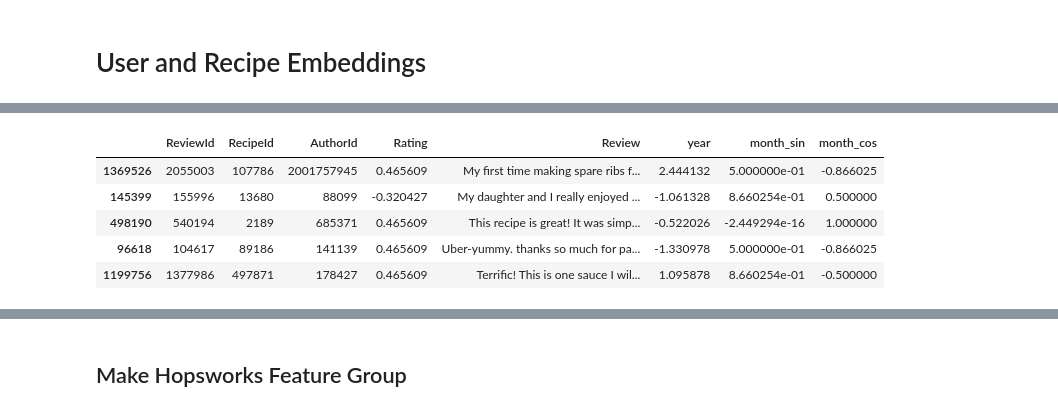
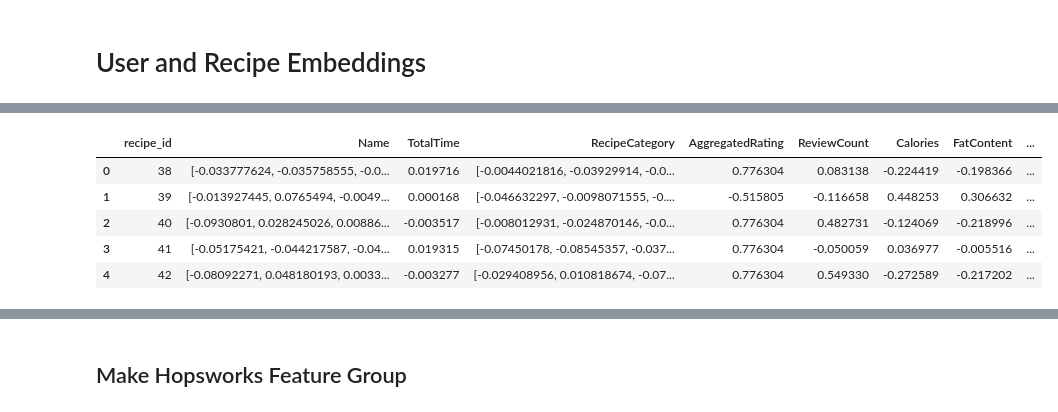
Before and after one commit to samuelpadron/two-tower-recipe-recommender-system, a Jupyter notebook: notebooks/data_preprocessing.ipynb, the cells around one changed output, grey strips where cells are left out. Saved outputs shown, nothing was run; the diff lists cells and outputs as text; code cells hidden in the pictures.

```diff
--- a/notebooks/data_preprocessing.ipynb
+++ b/notebooks/data_preprocessing.ipynb
@@ -105,7 +105,7 @@ plt.show()
 # %%
 dfRec.drop(columns=['Images', 'RecipeYield','AuthorName', 'DatePublished', 'CookTime', 'PrepTime',
                     'RecipeIngredientQuantities', 'RecipeServings', 'RecipeInstructions', 'Keywords',
-                    'Description', 'RecipeIngredientParts'
+                    'Description', 'RecipeIngredientParts', 'AuthorId'
                     ], inplace=True)
 
 # Deal with null values:
@@ -117,7 +117,7 @@ dfRec['AggregatedRating'].fillna(2.5, inplace=True) # Use a neutral value even t
 dfRec['RecipeCategory'].fillna(dfRec['Name'], inplace=True) # Substitute category with recipe name
 # dfRec['Keywords'].fillna(dfRec['RecipeIngredientParts'], inplace=True) # Substitute with ingredients, any better ideas?
 # dfRec['RecipeIngredientQuantities'].fillna('c("0")',inplace=True) # There are only 3 missing
-
+dfRec.rename({'RecipeId' : 'recipe_id'}, axis=1, inplace=True)
 
 def safe_parse_duration(duration):
     try:
@@ -165,7 +165,6 @@ dfRec.describe()
 # %% [markdown]
 ### Dataset Splitting and Scaling
 # %%
-from sklearn.model_selection import train_test_split
 from sklearn.preprocessing import StandardScaler
 
 num_feature_columns = [
@@ -175,9 +174,7 @@ num_feature_columns = [
     'ProteinContent', 'TotalTime'
 ]
 
-train_recipe_data, test_recipe_data = train_test_split(dfRec, test_size=0.2, random_state=42)
 recipe_scaler = StandardScaler()
 
-train_recipe_data[num_feature_columns] = recipe_scaler.fit_transform(train_recipe_data[num_feature_columns])
-test_recipe_data[num_feature_columns] = recipe_scaler.transform(test_recipe_data[num_feature_columns]) # Use fit from trainig data to prevent data leakage
+dfRec[num_feature_columns] = recipe_scaler.fit_transform(dfRec[num_feature_columns])
 # %%
@@ -295,6 +290,5 @@ def make_embeddings(dataframe, column_name):
 
     return np.vstack(embedding_list)
 
-recipe_name_embeddings = make_embeddings(train_recipe_data, 'Name')
-category_embeddings = make_embeddings(train_recipe_data, 'RecipeCategory')
-review_embeddings = make_embeddings(train_review_data, "Review")
+recipe_name_embeddings = make_embeddings(dfRec, 'Name')
+category_embeddings = make_embeddings(dfRec, 'RecipeCategory')
@@ -301,9 +298,12 @@ review_embeddings = make_embeddings(train_review_data, "Review")
+# %%
+dfRec['Name'] = list(recipe_name_embeddings)
+dfRec['RecipeCategory'] = list(category_embeddings)
 # %%
-train_review_data.head()
+dfRec.head()
 # %% [output]
-|  | ReviewId | RecipeId | AuthorId | Rating | Review | year | month_sin | month_cos |
-| 1369526 | 2055003 | 107786 | 2001757945 | 0.465609 | My first time making spare ribs f... | 2.444132 | 5.000000e-01 | -0.866025 |
-| 145399 | 155996 | 13680 | 88099 | -0.320427 | My daughter and I really enjoyed ... | -1.061328 | 8.660254e-01 | 0.500000 |
-| 498190 | 540194 | 2189 | 685371 | 0.465609 | This recipe is great! It was simp... | -0.522026 | -2.449294e-16 | 1.000000 |
-| 96618 | 104617 | 89186 | 141139 | 0.465609 | Uber-yummy. thanks so much for pa... | -1.330978 | 5.000000e-01 | -0.866025 |
-| 1199756 | 1377986 | 497871 | 178427 | 0.465609 | Terrific! This is one sauce I wil... | 1.095878 | 8.660254e-01 | -0.500000 |
+|  | recipe_id | Name | TotalTime | RecipeCategory | AggregatedRating | ReviewCount | Calories | FatContent | ... |
+| 0 | 38 | [-0.033777624, -0.035758555, -0.0... | 0.019716 | [-0.0044021816, -0.03929914, -0.0... | 0.776304 | 0.083138 | -0.224419 | -0.198366 | ... |
+| 1 | 39 | [-0.013927445, 0.0765494, -0.0049... | 0.000168 | [-0.046632297, -0.0098071555, -0.... | -0.515805 | -0.116658 | 0.448253 | 0.306632 | ... |
+| 2 | 40 | [-0.0930801, 0.028245026, 0.00886... | -0.003517 | [-0.008012931, -0.024870146, -0.0... | 0.776304 | 0.482731 | -0.124069 | -0.218996 | ... |
+| 3 | 41 | [-0.05175421, -0.044217587, -0.04... | 0.019315 | [-0.07450178, -0.08545357, -0.037... | 0.776304 | -0.050059 | 0.036977 | -0.005516 | ... |
+| 4 | 42 | [-0.08092271, 0.048180193, 0.0033... | -0.003277 | [-0.029408956, 0.010818674, -0.07... | 0.776304 | 0.549330 | -0.272589 | -0.217202 | ... |
```
Also changed, not shown: parts of 21 cells of this notebook, 1 other file.
